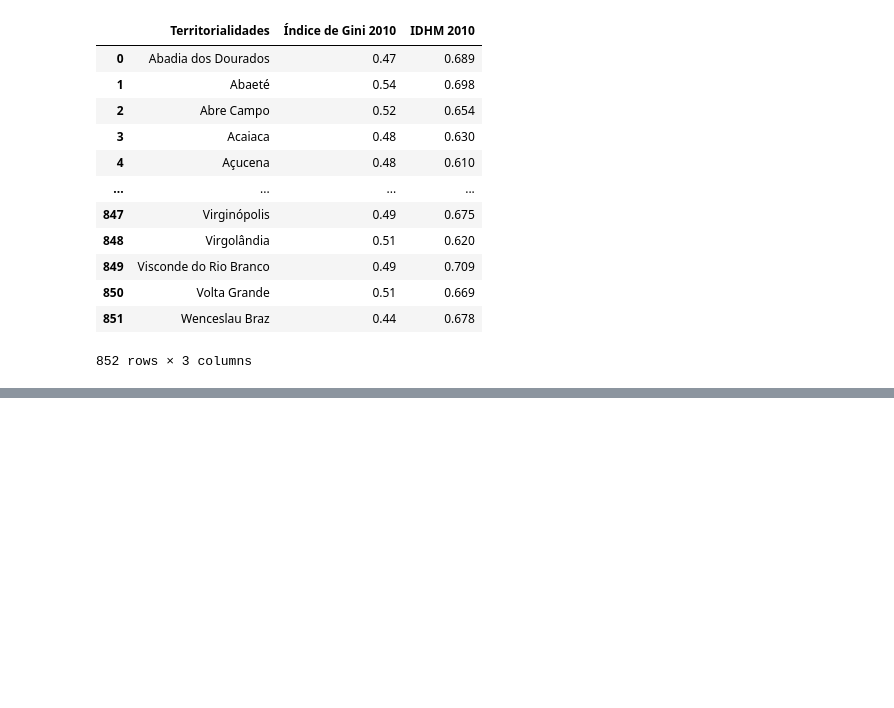
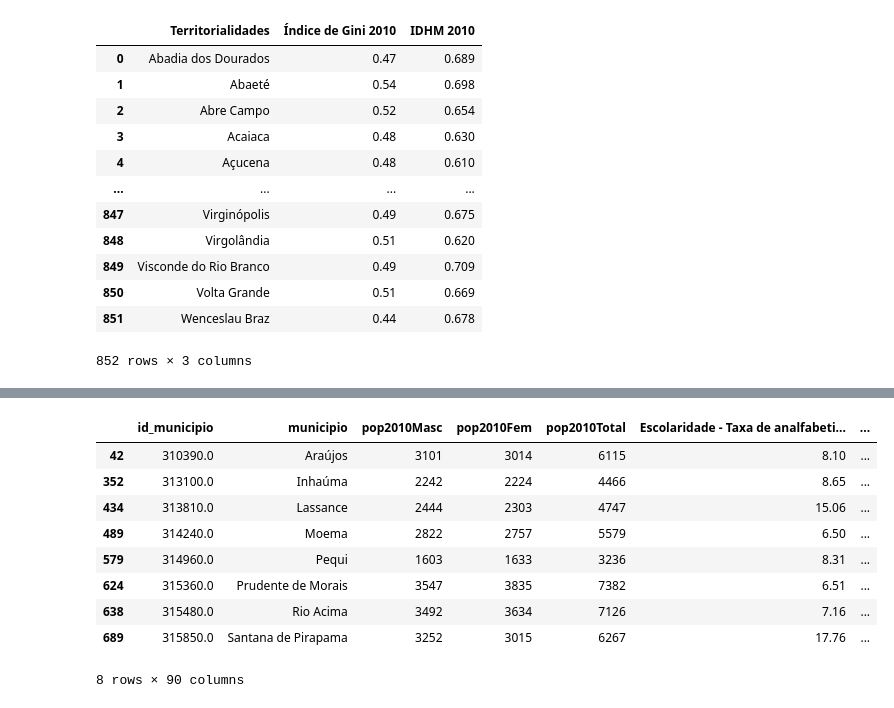
Before and after one commit to uai-ufmg/brumadinho37, a Jupyter notebook: Base Socioeconômica e Demográfica.ipynb, the cells around one changed output, grey strips where cells are left out. Cells and saved outputs as stored; diff of their text form; code cells hidden in the pictures; blank space fills up the shorter version.

```diff
--- a/Base Socioeconômica e Demográfica.ipynb
+++ b/Base Socioeconômica e Demográfica.ipynb
@@ -403,3 +443,16 @@ df["Taxa_de_desemprego_16a_e+"] = pd.to_numeric(df["Taxa_de_desemprego_16a_e+"],
+# %%
+df[df["Saneamento - Percentual da população urbana em domicílios com abastecimento de água (rede) - 2010"].isnull() == True]
+# %% [output]
+|  | id_municipio | municipio | pop2010Masc | pop2010Fem | pop2010Total | Escolaridade - Taxa de analfabeti... | ... |
+| 42 | 310390.0 | Araújos | 3101 | 3014 | 6115 | 8.10 | ... |
+| 352 | 313100.0 | Inhaúma | 2242 | 2224 | 4466 | 8.65 | ... |
+| 434 | 313810.0 | Lassance | 2444 | 2303 | 4747 | 15.06 | ... |
+| 489 | 314240.0 | Moema | 2822 | 2757 | 5579 | 6.50 | ... |
+| 579 | 314960.0 | Pequi | 1603 | 1633 | 3236 | 8.31 | ... |
+| 624 | 315360.0 | Prudente de Morais | 3547 | 3835 | 7382 | 6.51 | ... |
+| 638 | 315480.0 | Rio Acima | 3492 | 3634 | 7126 | 7.16 | ... |
+| 689 | 315850.0 | Santana de Pirapama | 3252 | 3015 | 6267 | 17.76 | ... |
+8 rows × 90 columns
 # %%
 df
 # %% [output]
```
Also changed, not shown: parts of 15 cells of this notebook, 23 other files.
